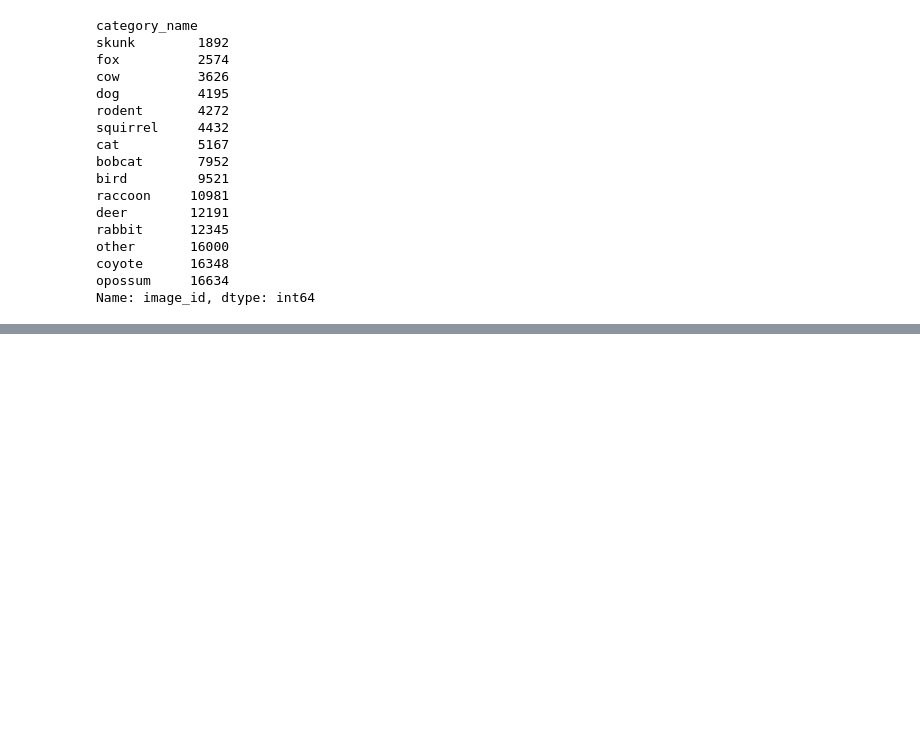
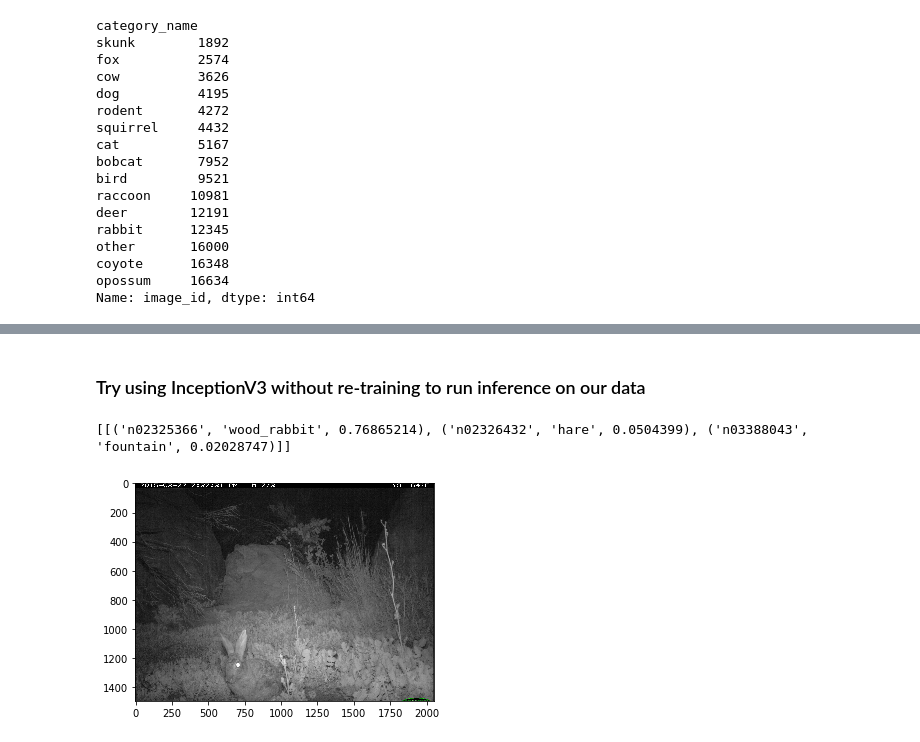
Before and after one commit to vivekmids/crow, a Jupyter notebook: baseline_models.ipynb, the cells around one changed output, grey strips where cells are left out. Drawn from its saved outputs; the diff is of its cells as text; code cells hidden in the pictures; blank space fills up the shorter version.

```diff
--- a/baseline_models.ipynb
+++ b/baseline_models.ipynb
@@ -449,0 +526,17 @@ cat_id_vector_test = list(data_test['category_id'])
+# %% [markdown]
+### Try using InceptionV3 without re-training to run inference on our data
+# %%
+img_path = img_vector_train[12]
+img = image.load_img(img_path, target_size=(299, 299))
+x = image.img_to_array(img)
+x = np.expand_dims(x, axis = 0)
+x = preprocess_input(x)
+
+features = model.predict(x)
+print(decode_predictions(features, top = 3))
+
+plt.imshow(image.load_img(img_path))
+plt.show()
+# %% [output]
+[[('n02325366', 'wood_rabbit', 0.76865214), ('n02326432', 'hare', 0.0504399), ('n03388043', 'fountain', 0.02028747)]]
+[figure, added]
```
Also changed, not shown: parts of 29 cells of this notebook.
